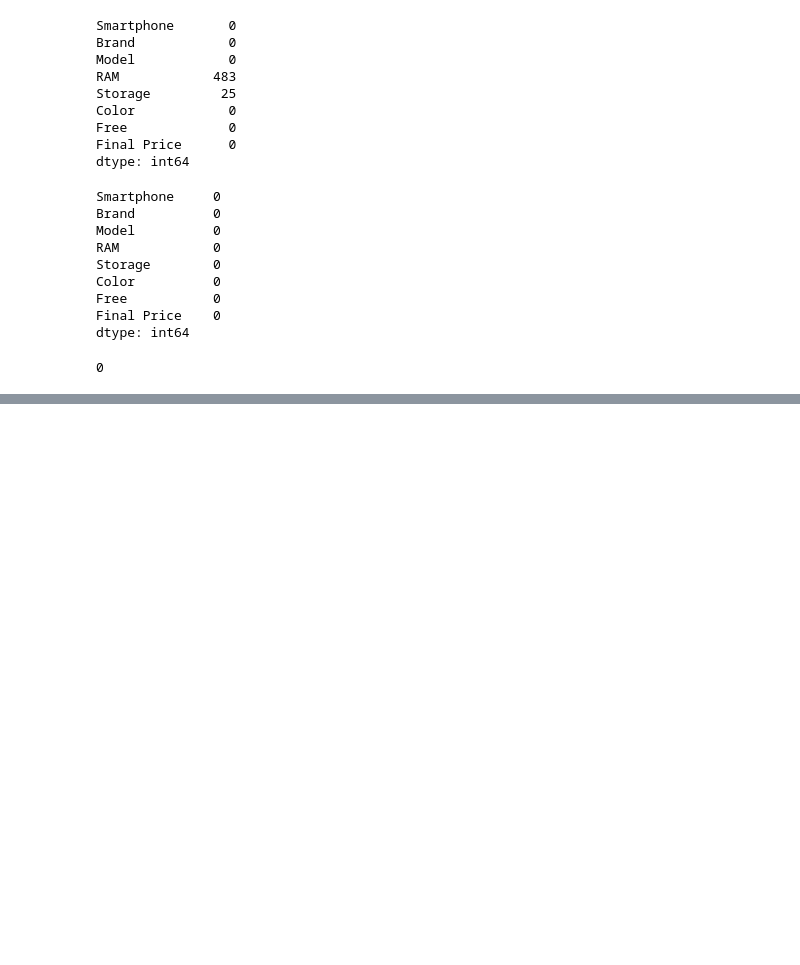
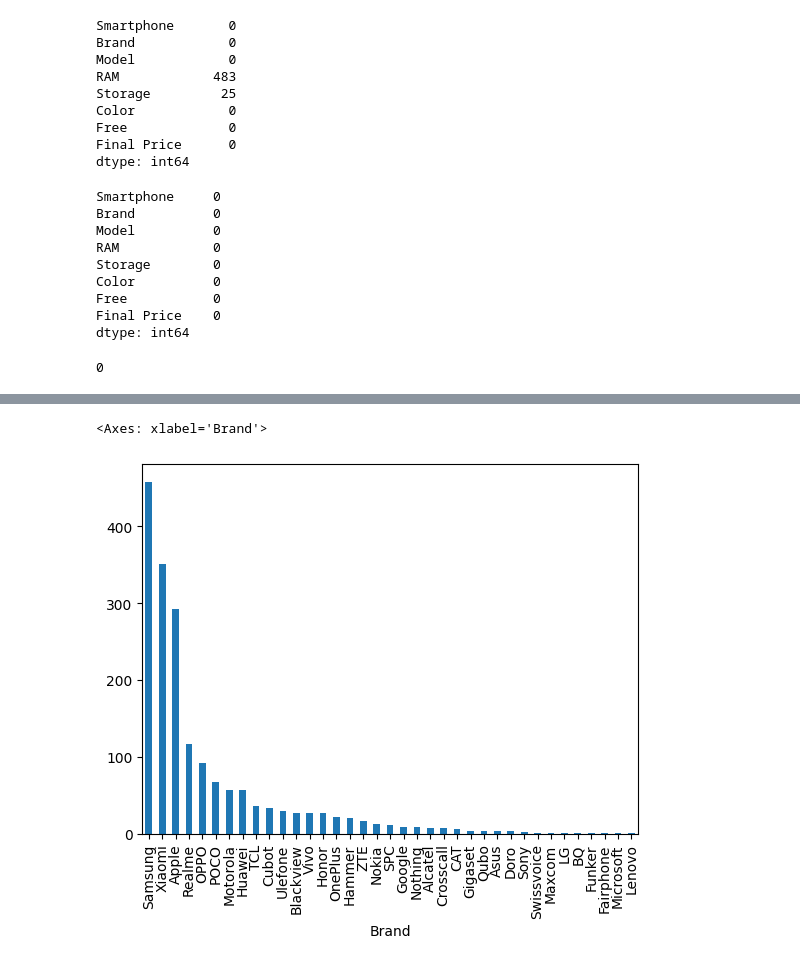
Before and after one commit to MuhammadSufyan111/AI-lab-Project, a Jupyter notebook: Ai_Project.ipynb, the cells around one changed output, grey strips where cells are left out. Saved outputs shown, nothing was run; the diff lists cells and outputs as text; code cells hidden in the pictures; blank space fills up the shorter version.

```diff
--- a/Ai_Project.ipynb
+++ b/Ai_Project.ipynb
@@ -103,0 +131,5 @@ df.duplicated().sum()
+# %%
+df['Brand'].value_counts().plot(kind='bar')
+# %% [output]
+<Axes: xlabel='Brand'>
+[figure, added]
```
Also changed, not shown: parts of 9 cells of this notebook.
